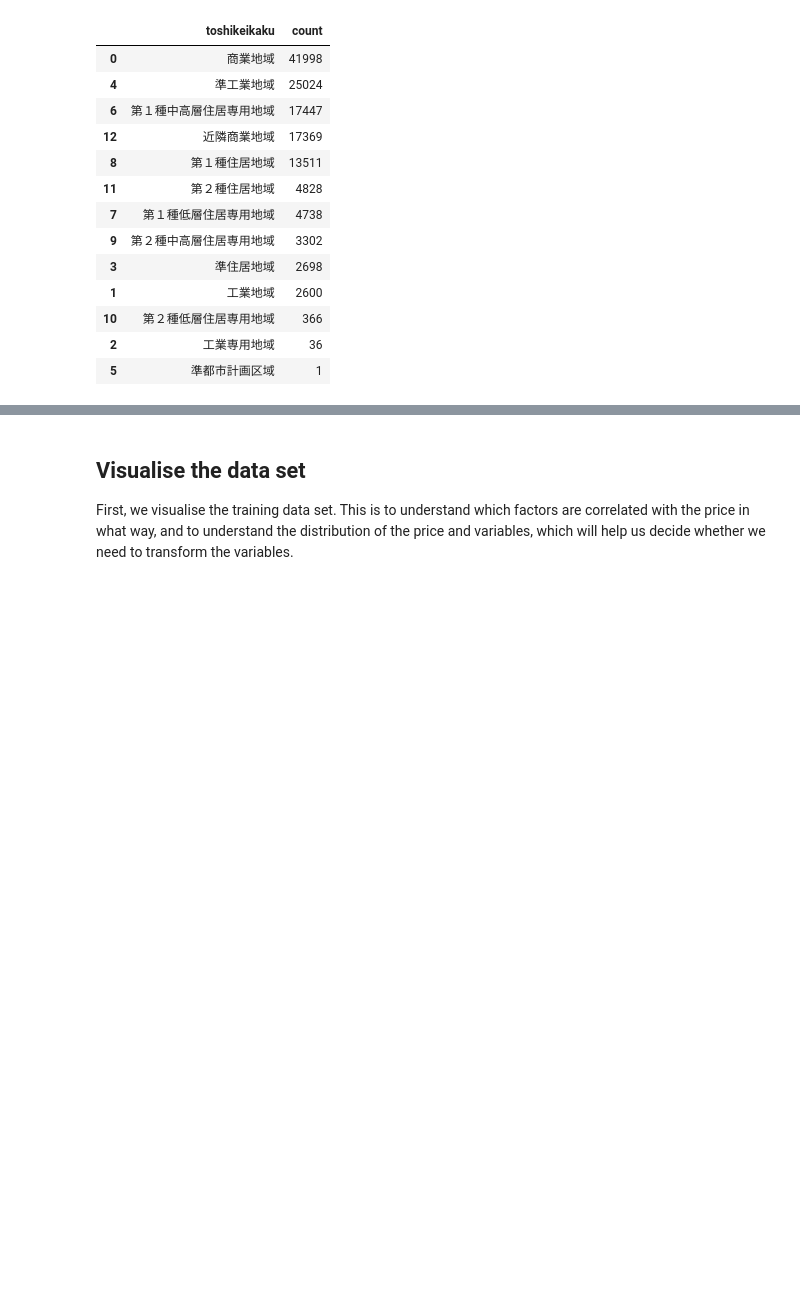
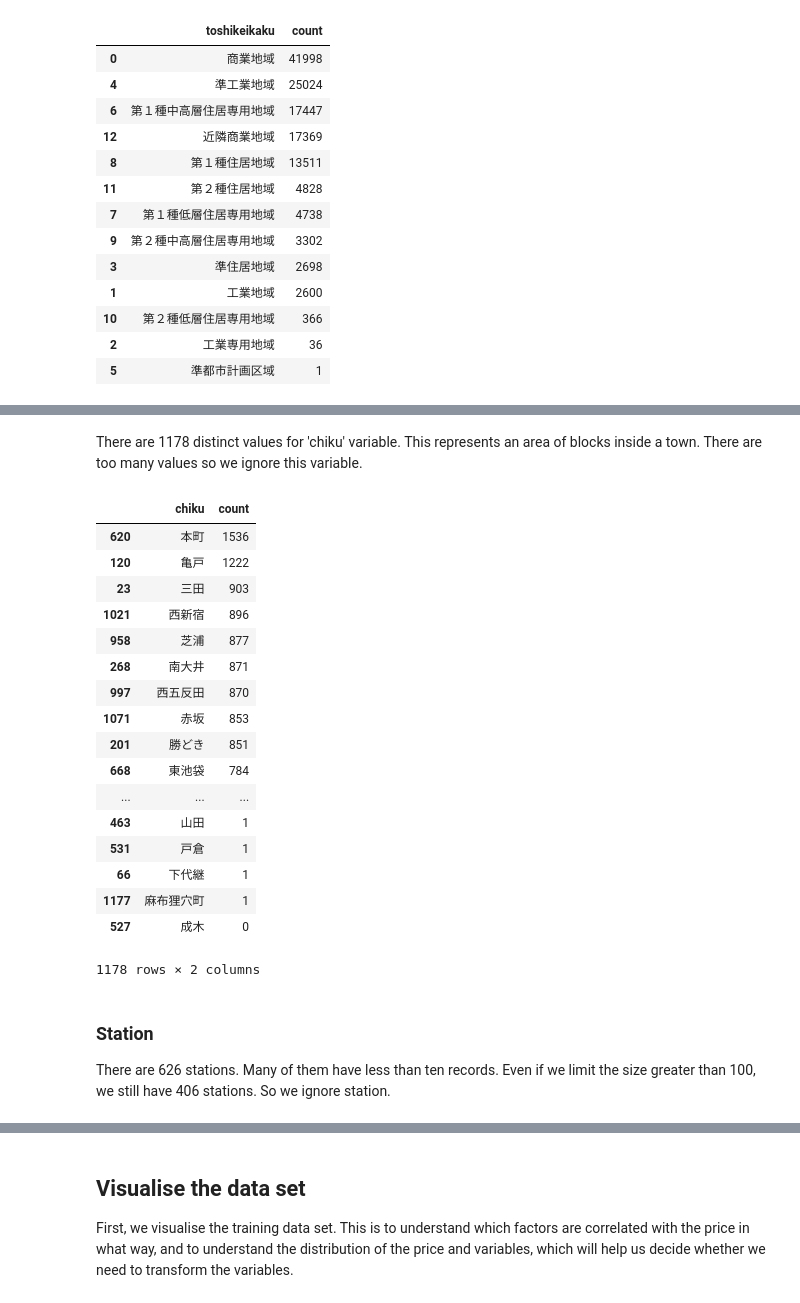
Before and after one commit to stubz/machine-learning, a Jupyter notebook: projects/capstone/tokyo_housing_data_analysis.ipynb, the cells around one changed output, grey strips where cells are left out. Drawn from its saved outputs; the diff is of its cells as text; code cells hidden in the pictures; blank space fills up the shorter version.

```diff
--- a/projects/capstone/tokyo_housing_data_analysis.ipynb
+++ b/projects/capstone/tokyo_housing_data_analysis.ipynb
@@ -487,0 +520,27 @@ d[['madori','bedrooms']].head(10)
+# %% [markdown]
+There are 1178 distinct values for 'chiku' variable. This represents an area of blocks inside a town. There are too many values so we ignore this variable.
+# %%
+d.groupby('chiku')['eki'].count().reset_index(name='count').sort_values(['count'], ascending=False)
+#d.groupby('chiku')['eki'].count().reset_index(name='count')
+# %% [output]
+|  | chiku | count |
+| 620 | 本町 | 1536 |
+| 120 | 亀戸 | 1222 |
+| 23 | 三田 | 903 |
+| 1021 | 西新宿 | 896 |
+| 958 | 芝浦 | 877 |
+| 268 | 南大井 | 871 |
+| 997 | 西五反田 | 870 |
+| 1071 | 赤坂 | 853 |
+| 201 | 勝どき | 851 |
+| 668 | 東池袋 | 784 |
+| ... | ... | ... |
+| 463 | 山田 | 1 |
+| 531 | 戸倉 | 1 |
+| 66 | 下代継 | 1 |
+| 1177 | 麻布狸穴町 | 1 |
+| 527 | 成木 | 0 |
+1178 rows × 2 columns
+# %% [markdown]
+### Station
+There are 626 stations. Many of them have less than ten records. Even if we limit the size greater than 100, we still have 406 stations. So we ignore station.
```
Also changed, not shown: parts of 26 cells of this notebook, 5 other files.
